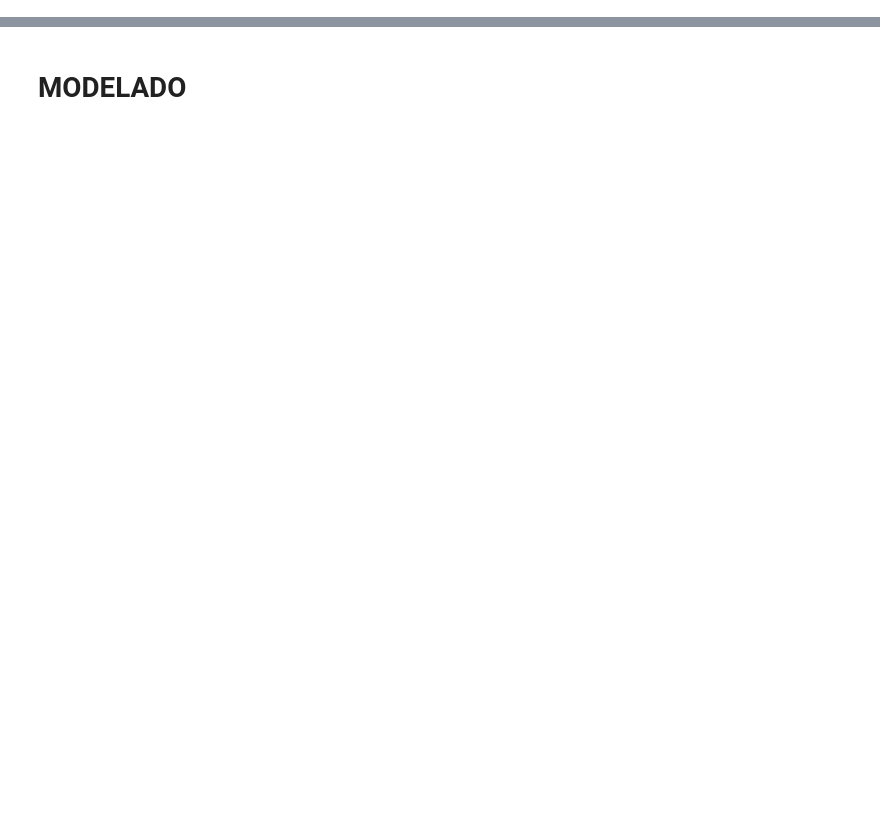
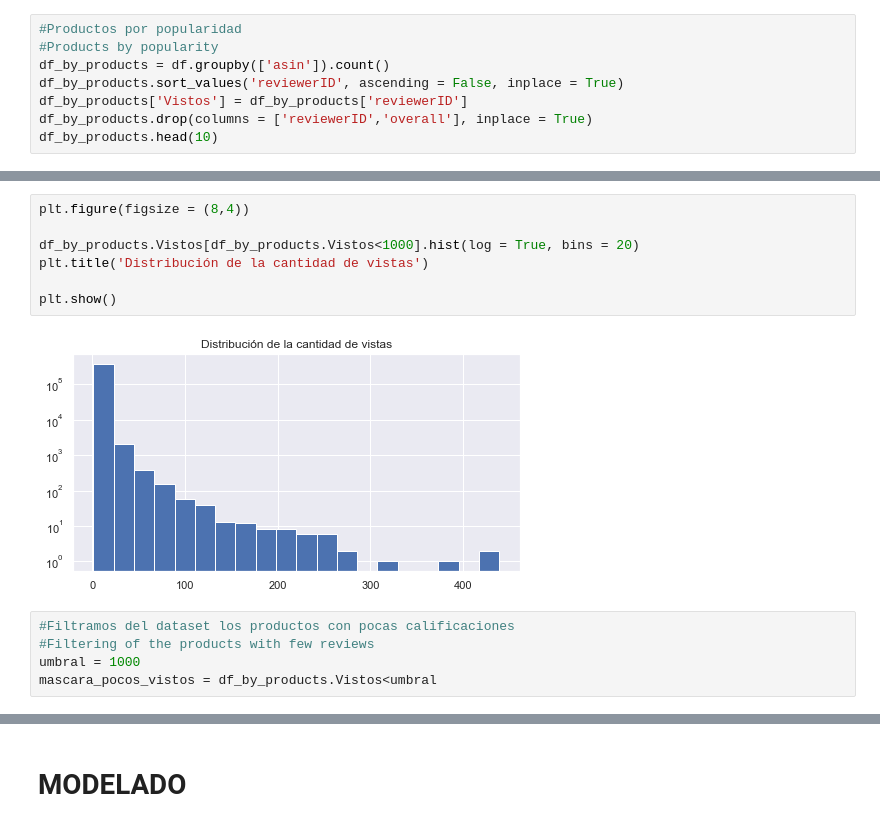
Before and after one commit to joacota2/PF-DATASCIENCE, a Jupyter notebook: Modelo/modelo.ipynb, the cells around one changed output, grey strips where cells are left out. Cells and saved outputs as stored; diff of their text form; blank space fills up the shorter version.

```diff
--- a/Modelo/modelo.ipynb
+++ b/Modelo/modelo.ipynb
@@ -0,0 +86,8 @@
+# %%
+#Productos por popularidad
+#Products by popularity
+df_by_products = df.groupby(['asin']).count()
+df_by_products.sort_values('reviewerID', ascending = False, inplace = True)
+df_by_products['Vistos'] = df_by_products['reviewerID']
+df_by_products.drop(columns = ['reviewerID','overall'], inplace = True)
+df_by_products.head(10)
@@ -0,0 +107,14 @@
+# %%
+plt.figure(figsize = (8,4))
+
+df_by_products.Vistos[df_by_products.Vistos<1000].hist(log = True, bins = 20)
+plt.title('Distribución de la cantidad de vistas')
+
+plt.show()
+# %% [output]
+[figure, added]
+# %%
+#Filtramos del dataset los productos con pocas calificaciones
+#Filtering of the products with few reviews
+umbral = 1000
+mascara_pocos_vistos = df_by_products.Vistos<umbral
```
Also changed, not shown: parts of 29 cells of this notebook, 2 other files.
